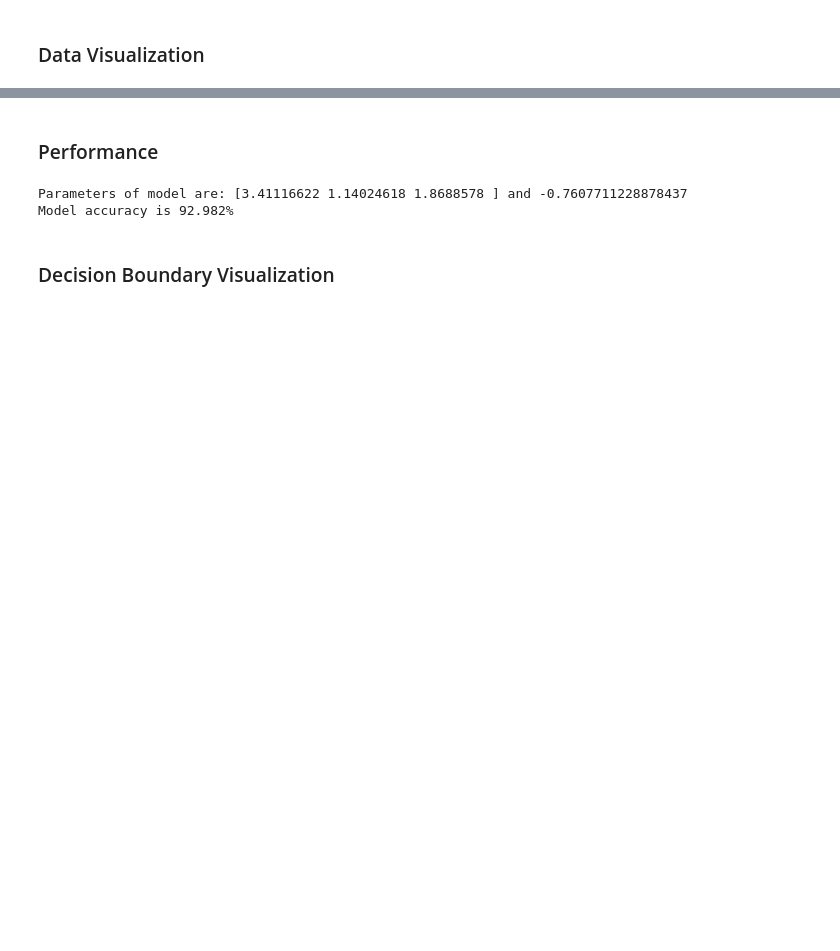
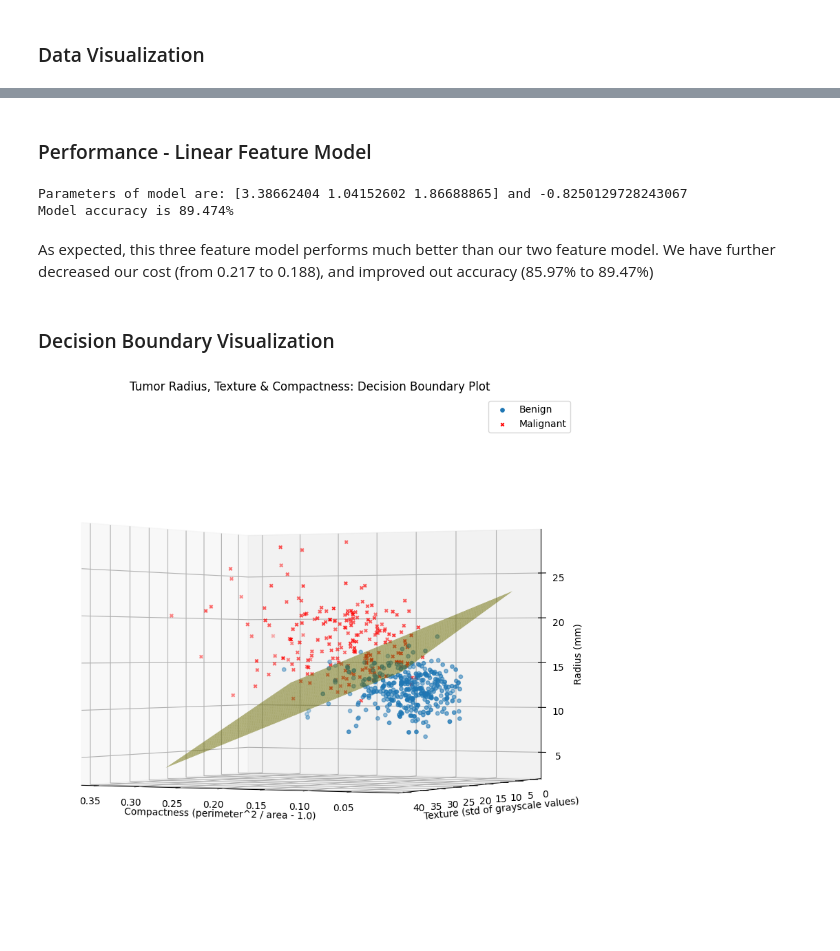
Before and after one commit to markov24/breast-cancer-classification, a Jupyter notebook: binary_classification.ipynb, the cells around one changed output, grey strips where cells are left out. Drawn from its saved outputs; the diff is of its cells as text; code cells hidden in the pictures; blank space fills up the shorter version.

```diff
--- a/binary_classification.ipynb
+++ b/binary_classification.ipynb
@@ -192,6 +203,6 @@ Adding in another feature ....
 # %%
-X_train_3, X_test_3, y_train, y_test = bf.training_data(X, y, [0, 1, 5])
+X_train_3_lin, X_test_3, y_train, y_test = bf.training_data(X, y, [0, 1, 5])
 plt.figure(figsize = (8, 3))
-w_vec_3, b_3 = lr.gradient_descent(500, X_train_3, y_train, 0.5, 0)
+w_vec_3_lin, b_3_lin = lr.gradient_descent(500, X_train_3_lin, y_train, 0.5, 0)
 # %% [output]
 Iteration: 0  Cost: 0.6931471805599468
@@ -207,30 +218,27 @@ Iteration: 450  Cost: 0.19168923463681464
 [figure]
 # %% [markdown]
-### Performance
+### Performance - Linear Feature Model
 # %%
 # Evaluate linear feature logistic regression model accuracy
-lr.predict(X_test_3, y_test, w_vec_3, b_3)
+lr.predict(X_test_3, y_test, w_vec_3_lin, b_3_lin)
 # %% [output]
-Parameters of model are: [3.41116622 1.14024618 1.8688578 ] and -0.7607711228878437
-Model accuracy is 92.982%
+Parameters of model are: [3.38662404 1.04152602 1.86688865] and -0.8250129728243067
+Model accuracy is 89.474%
+# %% [markdown]
+As expected, this three feature model performs much better than our two feature model. We have further decreased our cost (from 0.217 to 0.188), and improved out accuracy (85.97% to 89.47%)
 # %% [markdown]
 ### Decision Boundary Visualization
 # %%
-# X, y = pd.generate_data()
-# X_mal_3, X_ben_3 = X[:, [5, 1, 0]][mal], X[:, [5, 1, 0]][ben]
-# plt.figure(figsize = (12, 12))
-# ax = plt.axes(projection ="3d")
-# ax.scatter3D(X_ben_3[:, 0], X_ben_3[:, 1], X_ben_3[:, 2], marker="o", s=15, label="Benign")
-# ax.scatter3D(X_mal_3[:, 0], X_mal_3[:, 1], X_mal_3[:, 2], marker="x", s=10, color="red", label="Malignant")
-# plt.xlabel("Compactness (perimeter^2 / area - 1.0)")
-# plt.ylabel("Texture (std of grayscale values)")
-# ax.set_zlabel("Radius (mm)")
-# mu_0, std_0 = np.mean(X[:, 0], axis=0), np.std(X[:, 0], axis=0)
-# mu_1, std_1 = np.mean(X[:, 1], axis=0), np.std(X[:, 1], axis=0)
-# mu_5, std_5 = np.mean(X[:, 5], axis=0), np.std(X[:, 5], axis=0)
-# in_compact = np.linspace(0.05, 0.20, 200)
-# in_texture = np.linspace(0, 40, 200)
-# Compact, Texture = np.meshgrid(in_compact, in_texture)
-# Radius = (-std_0/w_vec_3[0])*(b_3 + w_vec_3[1]*((Texture-mu_1)/std_1) + w_vec_3[2]*((Compact-mu_5)/std_5)) + mu_0
-# ax.plot_surface(Compact, Texture, Radius)
-# plt.show()
+plt.figure(figsize = (10, 10))
+ax = plt.axes(projection ="3d")
+three_feature_plot("Tumor Radius, Texture & Compactness: Decision Boundary Plot")
+mu_1, std_1 = np.mean(X[:, 1], axis=0), np.std(X[:, 1], axis=0)
+in_compact = np.linspace(0.02, 0.30, 200)
+in_texture = np.linspace(0, 35, 200)
+Compact, Texture = np.meshgrid(in_compact, in_texture)
+Radius = (-std_0/w_vec_3_lin[0])*(b_3_lin + w_vec_3_lin[1]*((Texture-mu_1)/std_1) + w_vec_3_lin[2]*((Compact-mu_5)/std_5)) + mu_0
+ax.plot_surface(Compact, Texture, Radius, color="yellow", alpha=0.57)
+ax.view_init(0, 117)
+plt.show()
+# %% [output]
+[figure, added]
```
Also changed, not shown: parts of 34 cells of this notebook.
